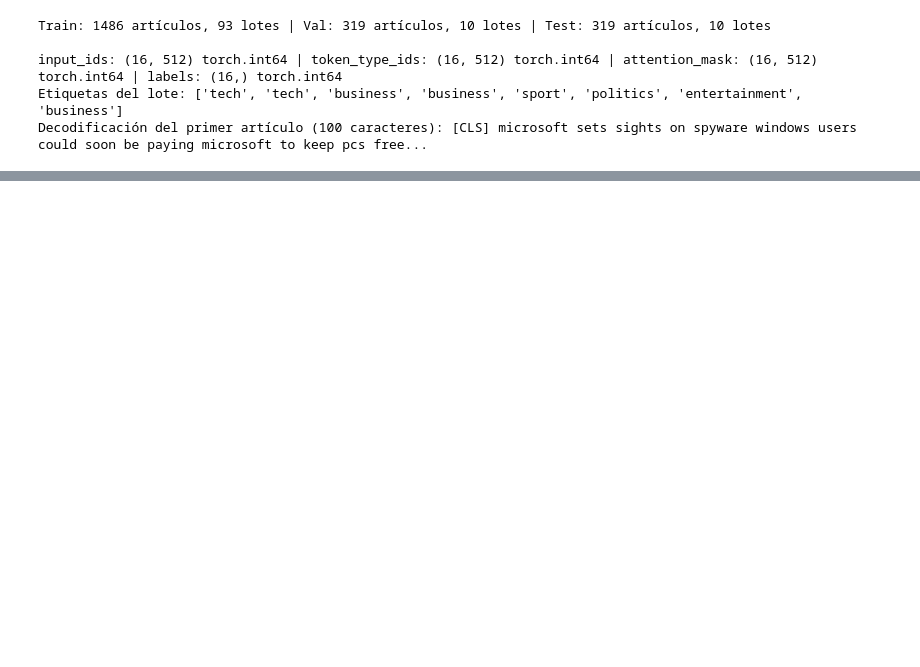
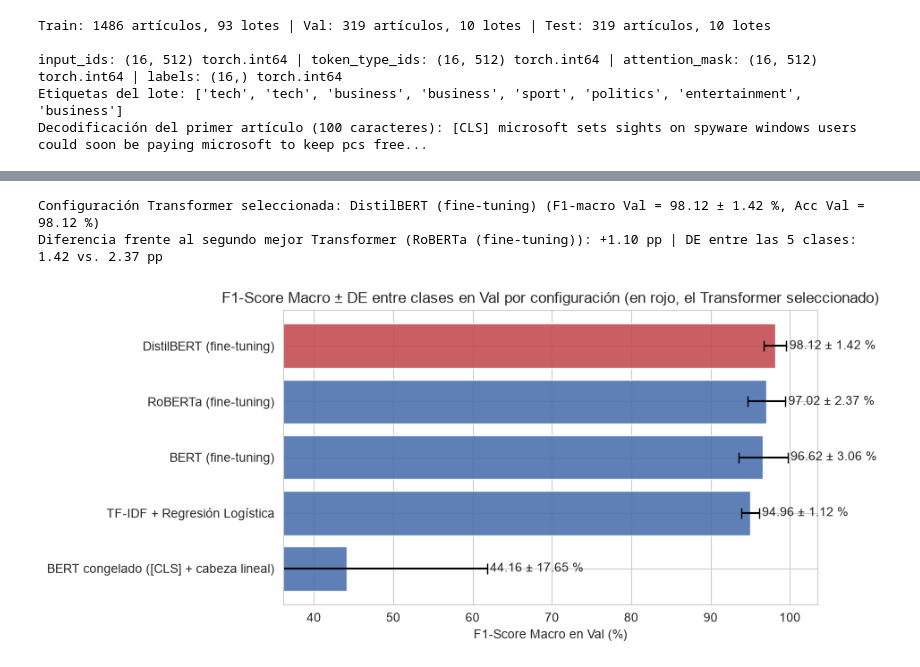
Before and after one commit to yopasa94/TDL_Microproyectos, a Jupyter notebook: microproyecto_3/microproyecto_3.ipynb, the cells around one changed output, grey strips where cells are left out. Saved outputs shown, nothing was run; the diff lists cells and outputs as text; code cells hidden in the pictures; blank space fills up the shorter version.

```diff
--- a/microproyecto_3/microproyecto_3.ipynb
+++ b/microproyecto_3/microproyecto_3.ipynb
@@ -604,2 +1437,47 @@ Decodificación del primer artículo (100 caracteres): [CLS] microsoft sets sigh
+# %%
+# Selección de la arquitectura Transformer ganadora según el F1-macro en Val
+val_ranking = (
+    df_experiments.set_index("configuración")
+    .rename(columns={"val_f1": "f1_val_media", "val_f1_std_classes": "f1_val_std",
+                     "val_acc": "acc_val_media", "time_s": "time_s_media"})
+    .sort_values(["f1_val_media", "acc_val_media"], ascending=False)
+)
+
+transformer_names = [cfg["nombre"] for cfg in EXPERIMENT_CONFIGS if cfg["tipo"] == "transformer"]
+val_ranking_transformers = val_ranking.loc[[n for n in val_ranking.index if n in transformer_names]]
+
+SELECTED_CONFIG_NAME = val_ranking_transformers.index[0]
+FINAL_CONFIG = next(cfg for cfg in EXPERIMENT_CONFIGS if cfg["nombre"] == SELECTED_CONFIG_NAME)
+winner_row = val_ranking_transformers.iloc[0]
+runner_up_name = val_ranking_transformers.index[1]
+runner_up_row = val_ranking_transformers.iloc[1]
+gap = winner_row["f1_val_media"] - runner_up_row["f1_val_media"]
+
+print(f"Configuración Transformer seleccionada: {SELECTED_CONFIG_NAME} "
+      f"(F1-macro Val = {winner_row['f1_val_media']:.2f} ± {winner_row['f1_val_std']:.2f} %, "
+      f"Acc Val = {winner_row['acc_val_media']:.2f} %)")
+print(f"Diferencia frente al segundo mejor Transformer ({runner_up_name}): {gap:+.2f} pp "
+      f"| DE entre las 5 clases: {winner_row['f1_val_std']:.2f} vs. {runner_up_row['f1_val_std']:.2f} pp")
+
+fig, ax = plt.subplots(figsize=(9.5, 4.2))
+y_pos = np.arange(len(val_ranking))
+bar_colors = ["#C44E52" if name == SELECTED_CONFIG_NAME else "#4C72B0" for name in val_ranking.index]
+ax.barh(y_pos, val_ranking["f1_val_media"], xerr=val_ranking["f1_val_std"], capsize=4,
+        color=bar_colors, alpha=0.9)
+ax.set_yticks(y_pos)
+ax.set_yticklabels(val_ranking.index)
+ax.invert_yaxis()
+x_min = max(0.0, float(val_ranking["f1_val_media"].min()) - 8.0)
+ax.set_xlim(x_min, 103.5)
+for i, (m, s) in enumerate(zip(val_ranking["f1_val_media"], val_ranking["f1_val_std"])):
+    ax.text(m + s + 0.4, i, f"{m:.2f} ± {s:.2f} %", va="center")
+ax.set(title="F1-Score Macro ± DE entre clases en Val por configuración (en rojo, el Transformer seleccionado)",
+       xlabel="F1-Score Macro en Val (%)")
+plt.tight_layout()
+plt.show()
+# %% [output]
+Configuración Transformer seleccionada: DistilBERT (fine-tuning) (F1-macro Val = 98.12 ± 1.42 %, Acc Val = 98.12 %)
+Diferencia frente al segundo mejor Transformer (RoBERTa (fine-tuning)): +1.10 pp | DE entre las 5 clases: 1.42 vs. 2.37 pp
+[figure, added]
 # %% [markdown]
 ### 2.6. Reentrenamiento del Modelo Seleccionado
```
Also changed, not shown: parts of 32 cells of this notebook, 42 other files.
